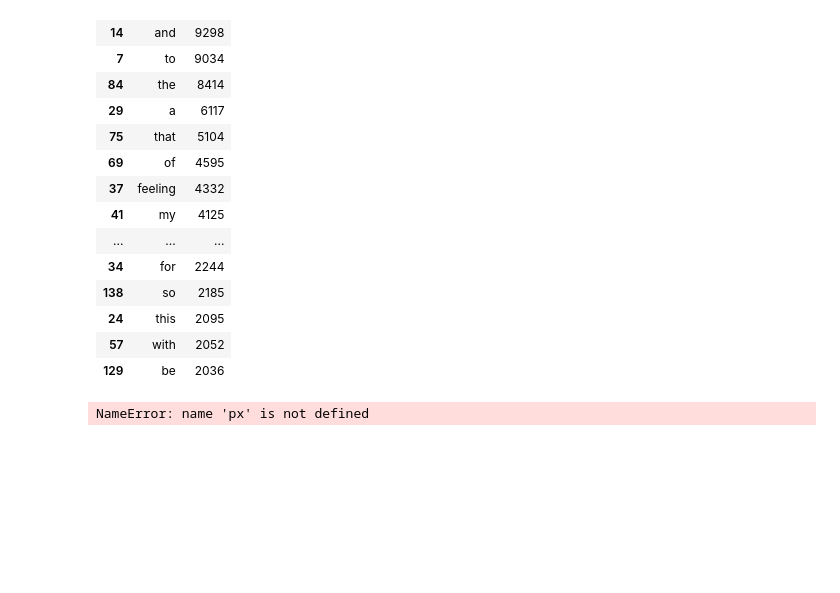
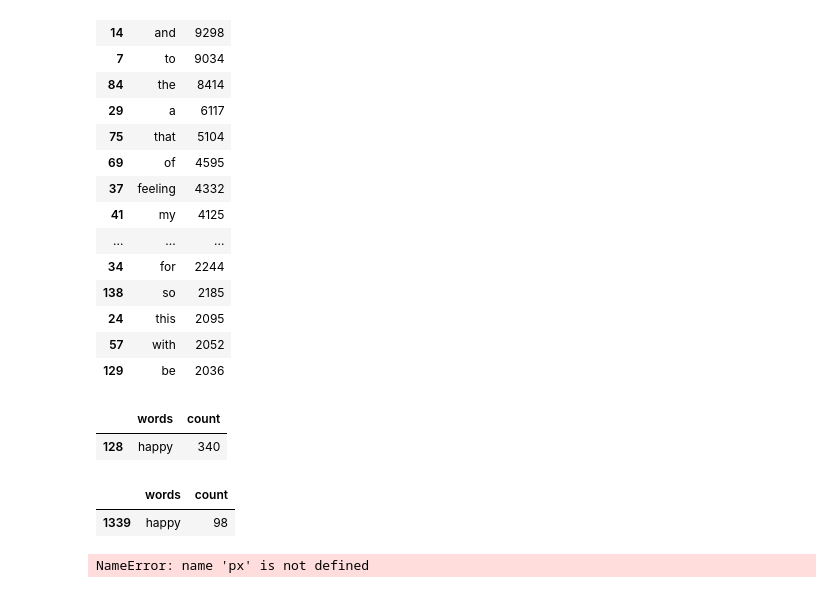
Before and after one commit to Spring-of-Vision/Deep-Learning-NLP, a Jupyter notebook: Bag of Words.ipynb, the cells around one changed output. Drawn from its saved outputs; the diff is of its cells as text; code cells hidden in the pictures; blank space fills up the shorter version.

```diff
--- a/Bag of Words.ipynb
+++ b/Bag of Words.ipynb
@@ -377,6 +380,16 @@ joy_freq[:20]
 | 24 | this | 2095 |
 | 57 | with | 2052 |
 | 129 | be | 2036 |
+# %%
+joy_freq[joy_freq.words == 'happy']
+# %% [output]
+|  | words | count |
+| 128 | happy | 340 |
+# %%
+sadness_freq[sadness_freq.words == 'happy']
+# %% [output]
+|  | words | count |
+| 1339 | happy | 98 |
 # %%
 # create a wordcloud image
 def draw_wordcloud(words_df , title , color):
```
Also changed, not shown: parts of 9 cells of this notebook.
